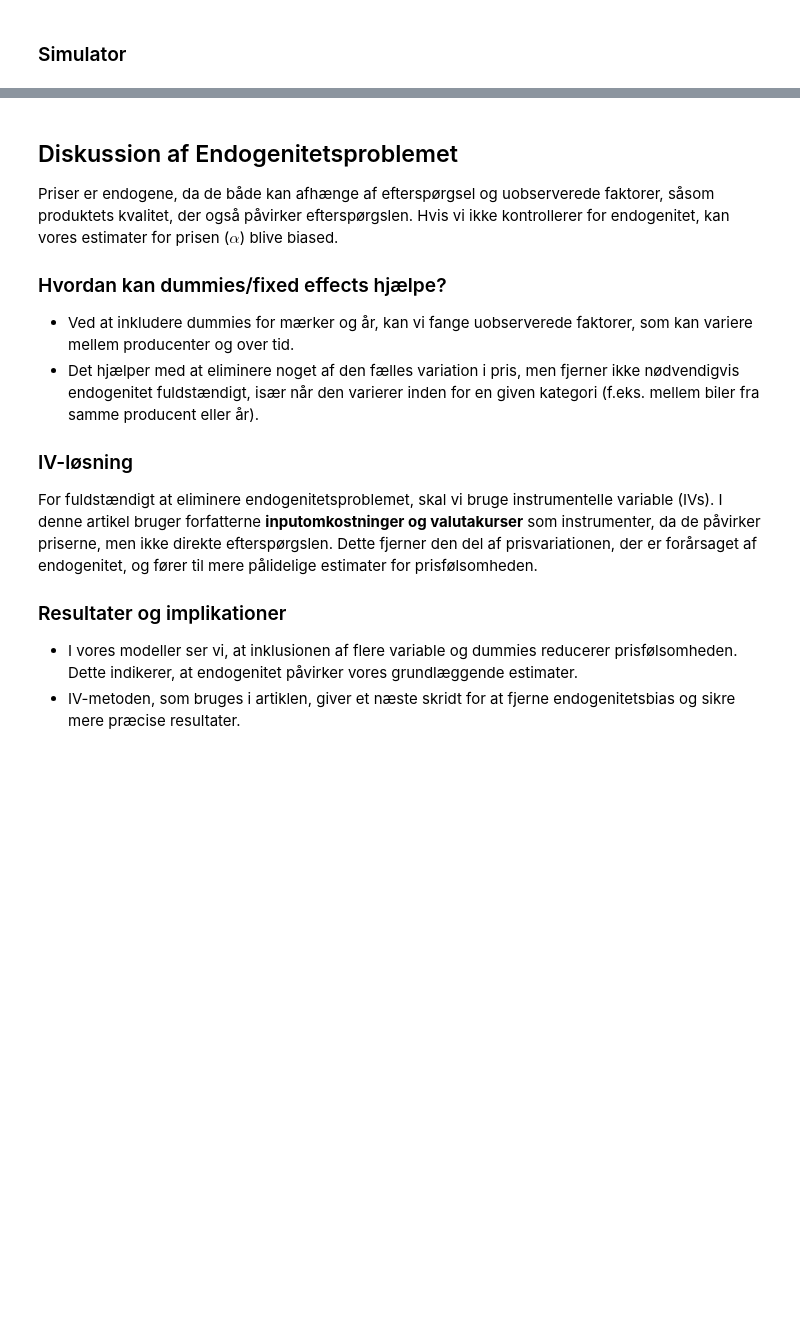
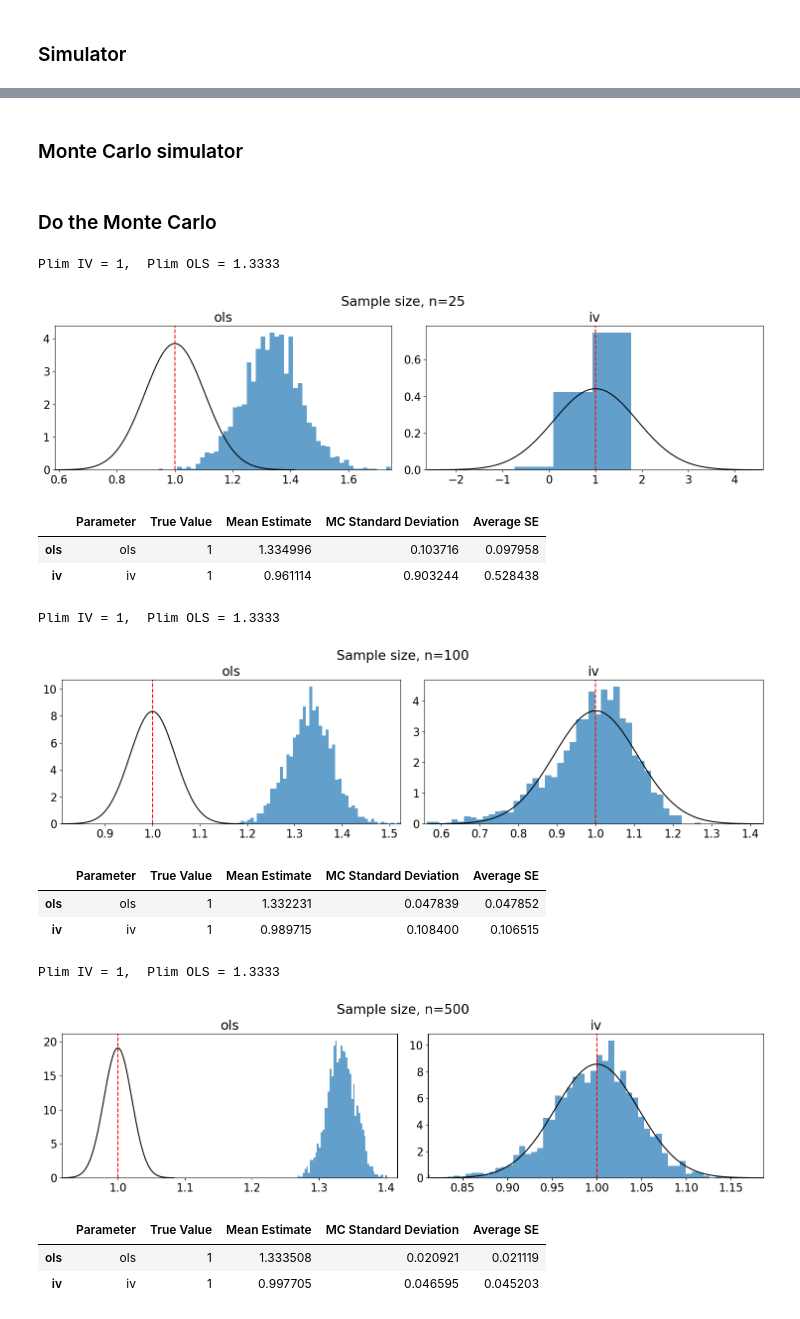
Before and after one commit to bschjerning/EconometricsA, a Jupyter notebook: 1_lectures/12_iv/12_iv_example.ipynb, the cells around one changed output, grey strips where cells are left out. Drawn from its saved outputs; the diff is of its cells as text; code cells hidden in the pictures; blank space fills up the shorter version.

```diff
--- a/1_lectures/12_iv/12_iv_example.ipynb
+++ b/1_lectures/12_iv/12_iv_example.ipynb
@@ -306,11 +134,0 @@ $$
-# %%
-# Beregn markedsandele Smj baseret på antagelsen om,
-# - at hver husholdning har 2 biler
-# - og køber en ny bil hvert 2.5 år
-df["Smj"] = df.apply(lambda x: x["sales"] / (x["number_households"] / 2.5), axis=1)
-
-# Beregn andelen af husholdninger uden ny bil, baseret på de beregnede Smj værdier
-Sm0 = 1 - df.groupby("year")["Smj"].sum()
-
-# Forskellen i log-markedsandel mellem en given bil og andelen uden ny bil
-df["dlogS"] = df.apply(lambda x: np.log(x["Smj"]) - np.log(Sm0[x["year"]]), axis=1)
@@ -333,8 +134,0 @@ Nu de forklarende variable
-# %%
-# Priser, pmj
-df["prices"] = df["msrp"].copy()*0.1 # Skaler priserne fra 1000$ til 10.000$
-
-# Liste med x variable (vehicle attributes, xmj) - variable findes i df
-Xvar = ["log_height","log_footprint","log_hp","log_mpg",
-        "log_curbweight","log_number_trims",
-       "releaseYear","yearsSinceDesign"]
@@ -568,16 +134,0 @@ for i, model in enumerate([m1,m2,m3,m4,m5]):
-# %% [markdown]
-## Diskussion af Endogenitetsproblemet
-
-Priser er endogene, da de både kan afhænge af efterspørgsel og uobserverede faktorer, såsom produktets kvalitet, der også påvirker efterspørgslen. Hvis vi ikke kontrollerer for endogenitet, kan vores estimater for prisen ($\alpha$) blive biased.
-
-### Hvordan kan dummies/fixed effects hjælpe?
-- Ved at inkludere dummies for mærker og år, kan vi fange uobserverede faktorer, som kan variere mellem producenter og over tid.
-- Det hjælper med at eliminere noget af den fælles variation i pris, men fjerner ikke nødvendigvis endogenitet fuldstændigt, især når den varierer inden for en given kategori (f.eks. mellem biler fra samme producent eller år).
-
-### IV-løsning
-For fuldstændigt at eliminere endogenitetsproblemet, skal vi bruge instrumentelle variable (IVs).
-I denne artikel bruger forfatterne **inputomkostninger og valutakurser** som instrumenter, da de påvirker priserne, men ikke direkte efterspørgslen. Dette fjerner den del af prisvariationen, der er forårsaget af endogenitet, og fører til mere pålidelige estimater for prisfølsomheden.
-
-### Resultater og implikationer
-- I vores modeller ser vi, at inklusionen af flere variable og dummies reducerer prisfølsomheden. Dette indikerer, at endogenitet påvirker vores grundlæggende estimater.
-- IV-metoden, som bruges i artiklen, giver et næste skridt for at fjerne endogenitetsbias og sikre mere præcise resultater.
@@ -583,0 +150,42 @@ I denne artikel bruger forfatterne **inputomkostninger og valutakurser** som ins
+# %% [markdown]
+### Monte Carlo simulator
+# %%
+import monte_carlo as mc
+IV= lambda df: mlr.tsls(y=df['y'], X1=df[['const']], X2=df[['x']], Ze=df[['z']])
+OLS= lambda df: mlr.ols(X=df[['const', 'x']], y=df['y'])
+def monte_carlo1(
+                 rho_xz=1, # Try lovering rho_xz to make instrument weaker
+                 rho_xu=1, # Endogeneity of x
+                 n=100     # Sample size
+    ):
+    print(f'Plim IV = 1,  Plim OLS = {round(1+rho_xu/(1+rho_xu+rho_xz),4)}')
+    sim1 = lambda: simulate(n, rho_xz=rho_xz,rho_xu=rho_xu)
+    b_ols, se_ols = mc.simulate(sim1, estimator=OLS, S=2000)
+    b_iv, se_iv = mc.simulate(sim1, estimator=IV, S=2000)
+    b = pd.DataFrame({f'ols': b_ols['x'],'iv': b_iv['x']})
+    se = pd.DataFrame({'ols': se_ols['x'],'iv': se_iv['x']})
+    mc.histogram(stat=b, bins=50, truestat=[1,1], title=f'Sample size, n={n}');
+    mc.summary_table(b,se, beta0=[1,1])
+# %% [markdown]
+### Do the Monte Carlo
+# %%
+rho_xz =1 # Try lovering rho_xz to make instrument weaker
+# rho_xz = .2 # Try lovering rho_xz to make instrument weaker
+for n in [25,100,500]:
+    monte_carlo1(rho_xz=rho_xz, rho_xu=1, n=n)
+# %% [output]
+Plim IV = 1,  Plim OLS = 1.3333
+[figure, added]
+|  | Parameter | True Value | Mean Estimate | MC Standard Deviation | Average SE |
+| ols | ols | 1 | 1.334996 | 0.103716 | 0.097958 |
+| iv | iv | 1 | 0.961114 | 0.903244 | 0.528438 |
+Plim IV = 1,  Plim OLS = 1.3333
+[figure, added]
+|  | Parameter | True Value | Mean Estimate | MC Standard Deviation | Average SE |
+| ols | ols | 1 | 1.332231 | 0.047839 | 0.047852 |
+| iv | iv | 1 | 0.989715 | 0.108400 | 0.106515 |
+Plim IV = 1,  Plim OLS = 1.3333
+[figure, added]
+|  | Parameter | True Value | Mean Estimate | MC Standard Deviation | Average SE |
+| ols | ols | 1 | 1.333508 | 0.020921 | 0.021119 |
+| iv | iv | 1 | 0.997705 | 0.046595 | 0.045203 |
```
Also changed, not shown: parts of 77 cells of this notebook.
